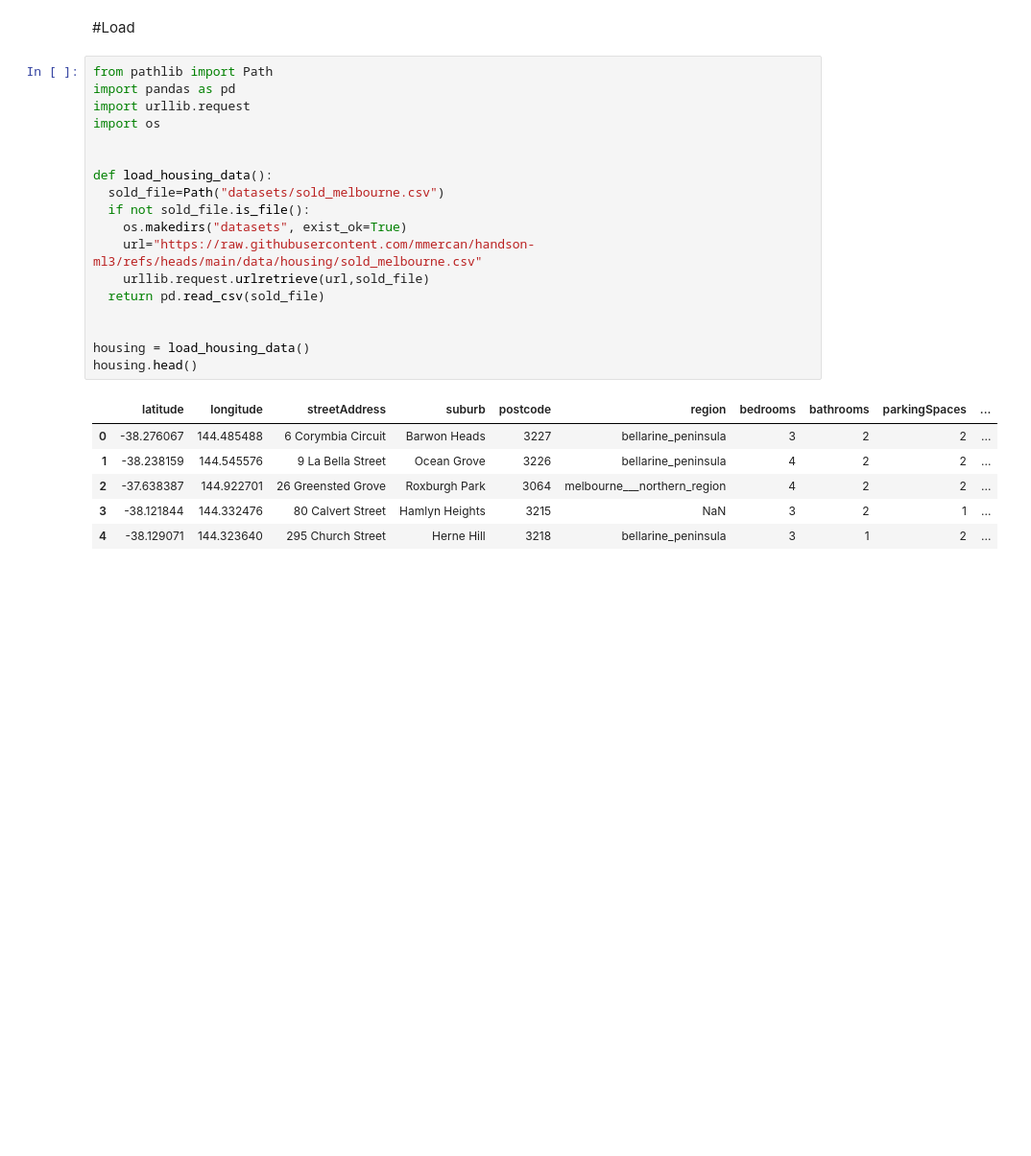
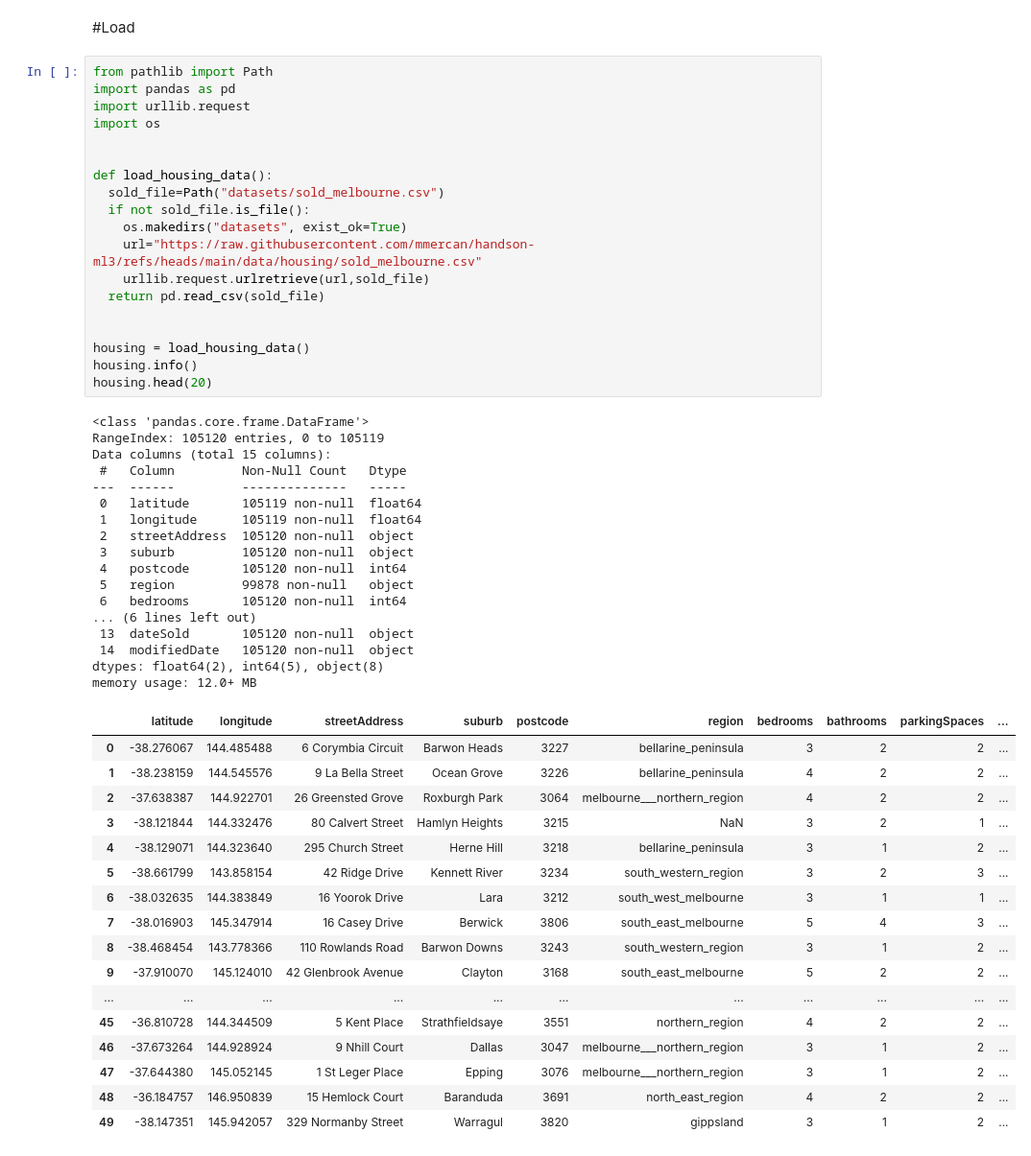
Before and after one commit to mmercan/handson-ml3, a Jupyter notebook: 02_vic_housing.ipynb, the cells around one changed output. Shown: that part at 96% size. Drawn from its saved outputs; the diff is of its cells as text; blank space fills up the shorter version.

```diff
--- a/02_vic_housing.ipynb
+++ b/02_vic_housing.ipynb
@@ -3,25 +3,54 @@
 # %%
 from pathlib import Path
 import pandas as pd
 import urllib.request
 import os
 
 
 def load_housing_data():
   sold_file=Path("datasets/sold_melbourne.csv")
   if not sold_file.is_file():
     os.makedirs("datasets", exist_ok=True)
     url="https://raw.githubusercontent.com/mmercan/handson-ml3/refs/heads/main/data/housing/sold_melbourne.csv"
     urllib.request.urlretrieve(url,sold_file)
   return pd.read_csv(sold_file)
 
 
 housing = load_housing_data()
-housing.head()
+housing.info()
+housing.head(20)
 # %% [output]
+<class 'pandas.core.frame.DataFrame'>
+RangeIndex: 105120 entries, 0 to 105119
+Data columns (total 15 columns):
+ #   Column         Non-Null Count   Dtype
+---  ------         --------------   -----
+ 0   latitude       105119 non-null  float64
+ 1   longitude      105119 non-null  float64
+ 2   streetAddress  105120 non-null  object
+ 3   suburb         105120 non-null  object
+ 4   postcode       105120 non-null  int64
+ 5   region         99878 non-null   object
+ 6   bedrooms       105120 non-null  int64
+... (6 lines left out)
+ 13  dateSold       105120 non-null  object
+ 14  modifiedDate   105120 non-null  object
+dtypes: float64(2), int64(5), object(8)
+memory usage: 12.0+ MB
 |  | latitude | longitude | streetAddress | suburb | postcode | region | bedrooms | bathrooms | parkingSpaces | ... |
 | 0 | -38.276067 | 144.485488 | 6 Corymbia Circuit | Barwon Heads | 3227 | bellarine_peninsula | 3 | 2 | 2 | ... |
 | 1 | -38.238159 | 144.545576 | 9 La Bella Street | Ocean Grove | 3226 | bellarine_peninsula | 4 | 2 | 2 | ... |
 | 2 | -37.638387 | 144.922701 | 26 Greensted Grove | Roxburgh Park | 3064 | melbourne___northern_region | 4 | 2 | 2 | ... |
 | 3 | -38.121844 | 144.332476 | 80 Calvert Street | Hamlyn Heights | 3215 | NaN | 3 | 2 | 1 | ... |
 | 4 | -38.129071 | 144.323640 | 295 Church Street | Herne Hill | 3218 | bellarine_peninsula | 3 | 1 | 2 | ... |
+| 5 | -38.661799 | 143.858154 | 42 Ridge Drive | Kennett River | 3234 | south_western_region | 3 | 2 | 3 | ... |
+| 6 | -38.032635 | 144.383849 | 16 Yoorok Drive | Lara | 3212 | south_west_melbourne | 3 | 1 | 1 | ... |
+| 7 | -38.016903 | 145.347914 | 16 Casey Drive | Berwick | 3806 | south_east_melbourne | 5 | 4 | 3 | ... |
+| 8 | -38.468454 | 143.778366 | 110 Rowlands Road | Barwon Downs | 3243 | south_western_region | 3 | 1 | 2 | ... |
+| 9 | -37.910070 | 145.124010 | 42 Glenbrook Avenue | Clayton | 3168 | south_east_melbourne | 5 | 2 | 2 | ... |
+| ... | ... | ... | ... | ... | ... | ... | ... | ... | ... | ... |
+| 45 | -36.810728 | 144.344509 | 5 Kent Place | Strathfieldsaye | 3551 | northern_region | 4 | 2 | 2 | ... |
+| 46 | -37.673264 | 144.928924 | 9 Nhill Court | Dallas | 3047 | melbourne___northern_region | 3 | 1 | 2 | ... |
+| 47 | -37.644380 | 145.052145 | 1 St Leger Place | Epping | 3076 | melbourne___northern_region | 3 | 1 | 2 | ... |
+| 48 | -36.184757 | 146.950839 | 15 Hemlock Court | Baranduda | 3691 | north_east_region | 4 | 2 | 2 | ... |
+| 49 | -38.147351 | 145.942057 | 329 Normanby Street | Warragul | 3820 | gippsland | 3 | 1 | 2 | ... |
```
Also changed, not shown: parts of 2 cells of this notebook.
